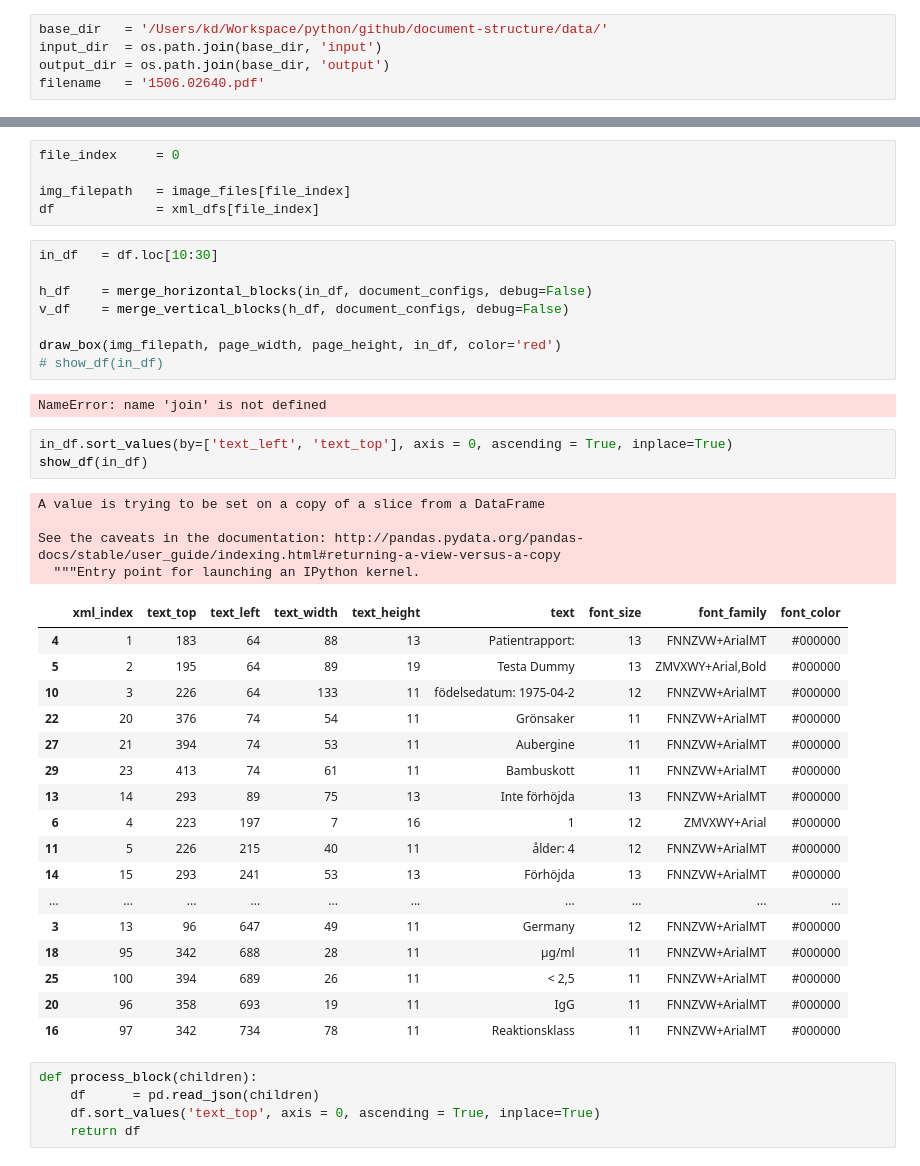
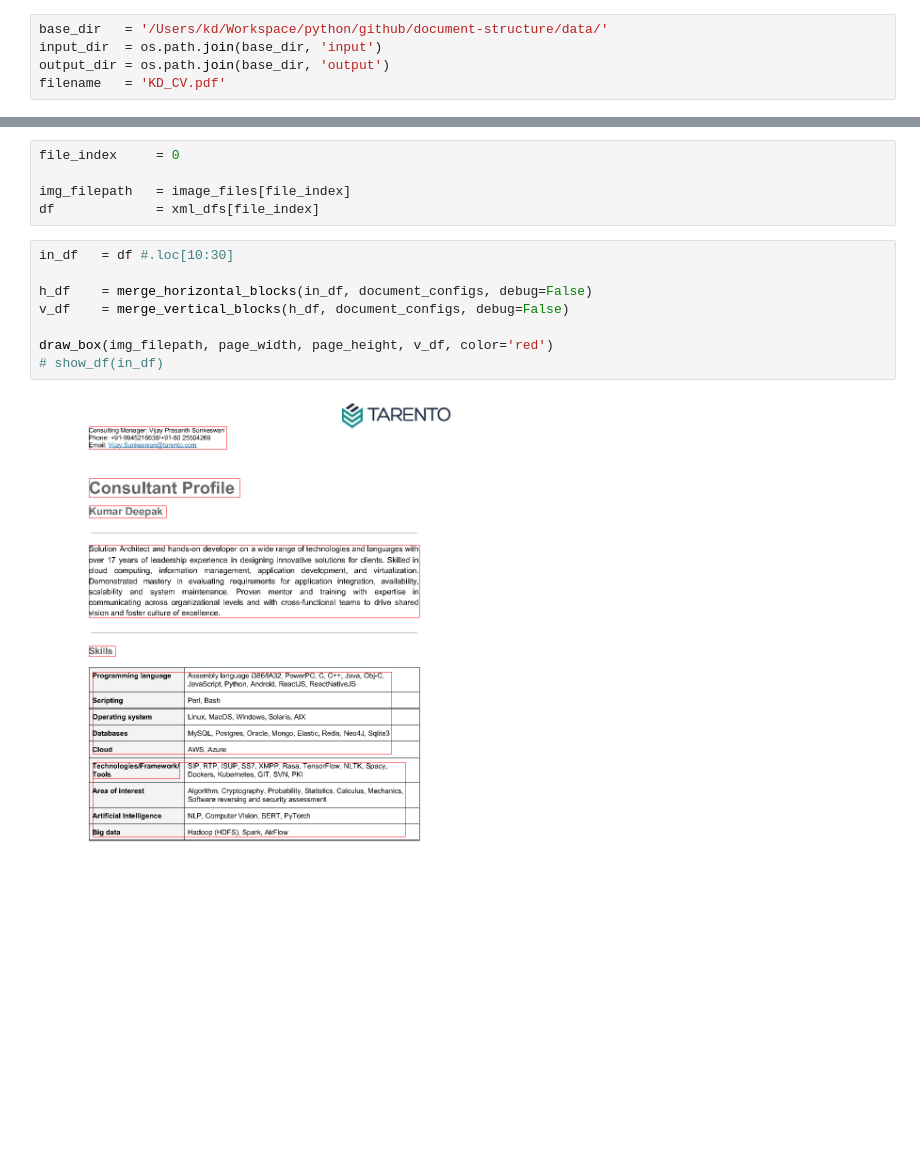
Before and after one commit to kumardeepak/document-structure, a Jupyter notebook: notebooks/DOCUMENT_STRUCTURE_MAIN_KD.ipynb, the cells around one changed output, grey strips where cells are left out. Drawn from its saved outputs; the diff is of its cells as text; blank space fills up the shorter version.

Commit message:
added more document formats

```diff
--- a/notebooks/DOCUMENT_STRUCTURE_MAIN_KD.ipynb
+++ b/notebooks/DOCUMENT_STRUCTURE_MAIN_KD.ipynb
@@ -42,7 +44,7 @@ def show_df(df):
 base_dir   = '/Users/kd/Workspace/python/github/document-structure/data/'
 input_dir  = os.path.join(base_dir, 'input')
 output_dir = os.path.join(base_dir, 'output')
-filename   = '1506.02640.pdf'
+filename   = 'KD_CV.pdf'
 # %%
 pdf_filepath   = os.path.join(input_dir, filename)
 working_dir    = os.path.join(output_dir, os.path.splitext(filename)[0])
@@ -81,42 +83,12 @@ file_index     = 0
 img_filepath   = image_files[file_index]
 df             = xml_dfs[file_index]
 # %%
-in_df   = df.loc[10:30]
+in_df   = df #.loc[10:30]
 
 h_df    = merge_horizontal_blocks(in_df, document_configs, debug=False)
 v_df    = merge_vertical_blocks(h_df, document_configs, debug=False)
 
-draw_box(img_filepath, page_width, page_height, in_df, color='red')
+draw_box(img_filepath, page_width, page_height, v_df, color='red')
 # show_df(in_df)
 # %% [output]
-NameError: name 'join' is not defined
+[figure, added]
-# %%
-in_df.sort_values(by=['text_left', 'text_top'], axis = 0, ascending = True, inplace=True)
-show_df(in_df)
-# %% [output]
-A value is trying to be set on a copy of a slice from a DataFrame
-
-See the caveats in the documentation: http://pandas.pydata.org/pandas-docs/stable/user_guide/indexing.html#returning-a-view-versus-a-copy
-  """Entry point for launching an IPython kernel.
-|  | xml_index | text_top | text_left | text_width | text_height | text | font_size | font_family | font_color |
-| 4 | 1 | 183 | 64 | 88 | 13 | Patientrapport: | 13 | FNNZVW+ArialMT | #000000 |
-| 5 | 2 | 195 | 64 | 89 | 19 | Testa Dummy | 13 | ZMVXWY+Arial,Bold | #000000 |
-| 10 | 3 | 226 | 64 | 133 | 11 | födelsedatum: 1975-04-2 | 12 | FNNZVW+ArialMT | #000000 |
-| 22 | 20 | 376 | 74 | 54 | 11 | Grönsaker | 11 | FNNZVW+ArialMT | #000000 |
-| 27 | 21 | 394 | 74 | 53 | 11 | Aubergine | 11 | FNNZVW+ArialMT | #000000 |
-| 29 | 23 | 413 | 74 | 61 | 11 | Bambuskott | 11 | FNNZVW+ArialMT | #000000 |
-| 13 | 14 | 293 | 89 | 75 | 13 | Inte förhöjda | 13 | FNNZVW+ArialMT | #000000 |
-| 6 | 4 | 223 | 197 | 7 | 16 | 1 | 12 | ZMVXWY+Arial | #000000 |
-| 11 | 5 | 226 | 215 | 40 | 11 | ålder: 4 | 12 | FNNZVW+ArialMT | #000000 |
-| 14 | 15 | 293 | 241 | 53 | 13 | Förhöjda | 13 | FNNZVW+ArialMT | #000000 |
-| ... | ... | ... | ... | ... | ... | ... | ... | ... | ... |
-| 3 | 13 | 96 | 647 | 49 | 11 | Germany | 12 | FNNZVW+ArialMT | #000000 |
-| 18 | 95 | 342 | 688 | 28 | 11 | µg/ml | 11 | FNNZVW+ArialMT | #000000 |
-| 25 | 100 | 394 | 689 | 26 | 11 | < 2,5 | 11 | FNNZVW+ArialMT | #000000 |
-| 20 | 96 | 358 | 693 | 19 | 11 | IgG | 11 | FNNZVW+ArialMT | #000000 |
-| 16 | 97 | 342 | 734 | 78 | 11 | Reaktionsklass | 11 | FNNZVW+ArialMT | #000000 |
-# %%
-def process_block(children):
-    df      = pd.read_json(children)
-    df.sort_values('text_top', axis = 0, ascending = True, inplace=True)
-    return df
```
Also changed, not shown: parts of 11 cells of this notebook, 4 other files.
